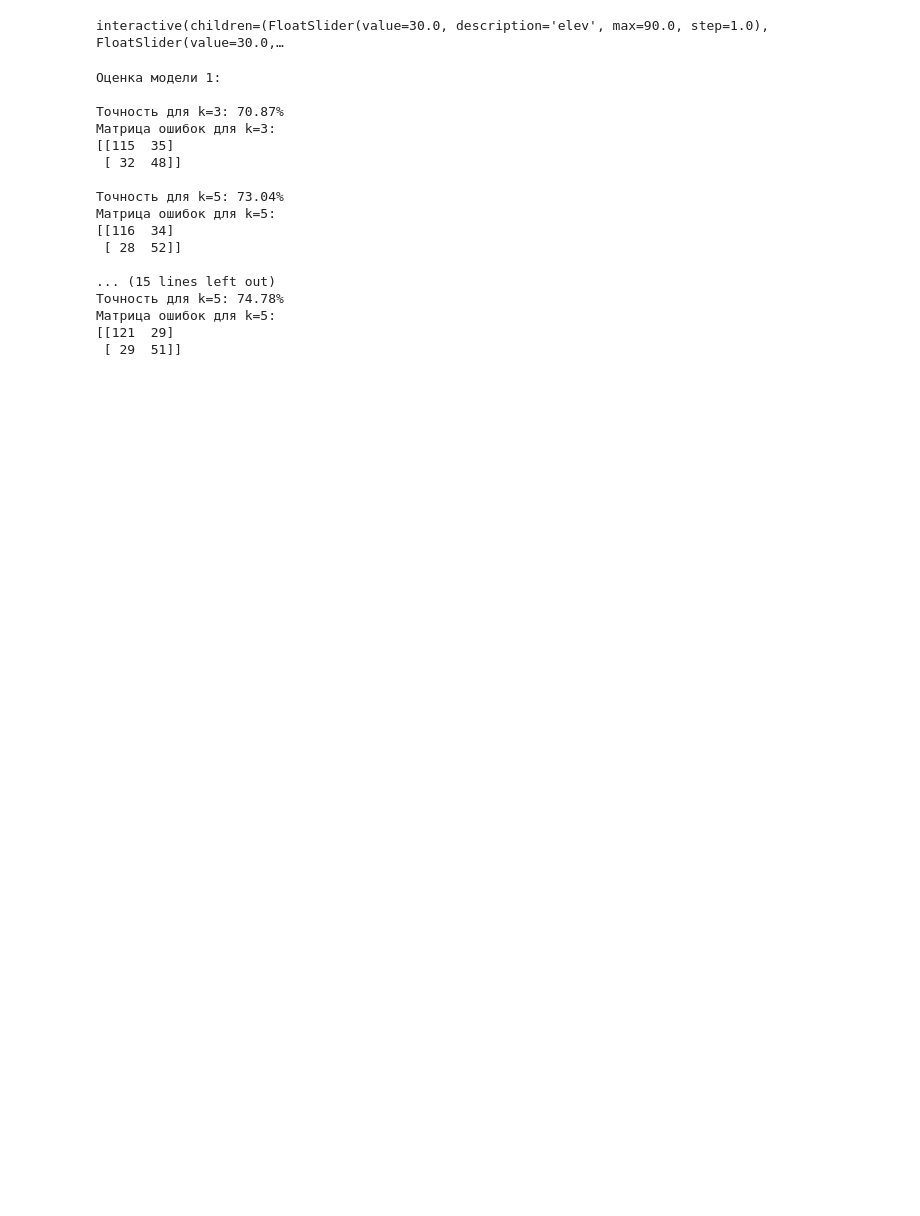
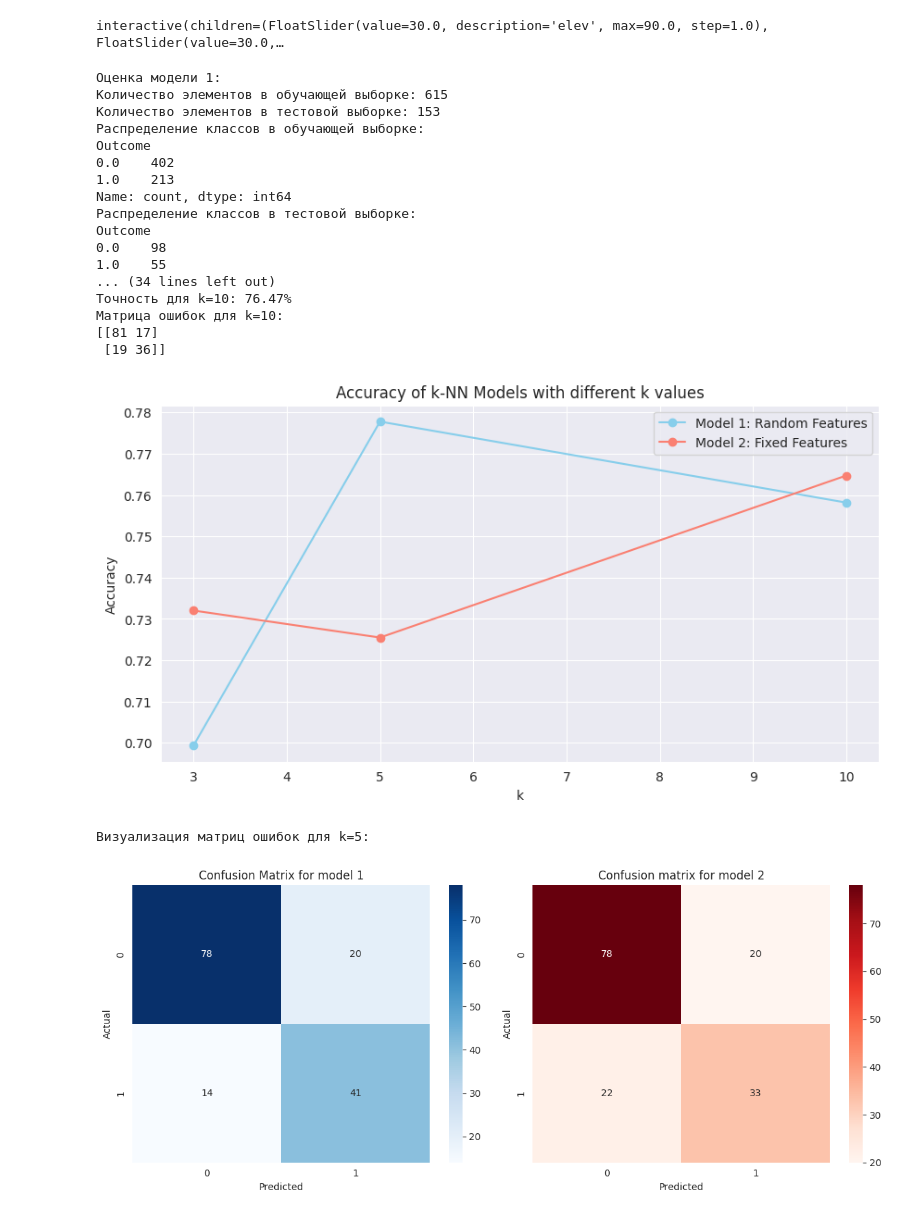
Before and after one commit to Hokure04/AISystems, a Jupyter notebook: AISystemsLab4/AISystemsLab4.ipynb, the cells around one changed output. Cells and saved outputs as stored; diff of their text form; code cells hidden in the pictures; blank space fills up the shorter version.

```diff
--- a/AISystemsLab4/AISystemsLab4.ipynb
+++ b/AISystemsLab4/AISystemsLab4.ipynb
@@ -165,12 +167,16 @@ def KNearestNeighbors(train_data, train_labels, test_data, k=3):
 # %%
-def train_test_split_manual(data, labels, test_size=0.3):
+def train_test_split(features, labels, size=0.2):
     np.random.seed(42)
-    indices = np.random.permutation(len(data))
-    test_size = int(len(data)* test_size)
+    indices = np.random.permutation(len(features)) #перемешиваем данные
+    test_size = int(len(features) * size)
     test_indices = indices[:test_size]
     train_indices = indices[test_size:]
-    train_data = data.iloc[train_indices]
-    train_labels = labels.iloc[train_indices]
-    test_data = data.iloc[test_indices]
-    test_labels = labels.iloc[test_indices]
-    return train_data, train_labels, test_data, test_labels
+    X_train, X_test = features.iloc[train_indices], features.iloc[test_indices]
+    Y_train, Y_test = labels.iloc[train_indices], labels.iloc[test_indices]
+    print(f"Количество элементов в обучающей выборке: {len(X_train)}")
+    print(f"Количество элементов в тестовой выборке: {len(X_test)}")
+    print("Распределение классов в обучающей выборке:")
+    print(Y_train.value_counts())
+    print("Распределение классов в тестовой выборке:")
+    print(Y_test.value_counts())
+    return X_train, X_test, Y_train, Y_test
@@ -189,78 +205,78 @@ def calculate_confusion_matrix(actual, predicted):
 
 def evaluate_model(features, labels, k_values):
     results = {}
-    train_features, train_labels, test_features, test_labels = train_test_split_manual(features, labels, test_size=0.3)
+    X_train, X_test, Y_train, Y_test = train_test_split(features, labels, size=0.2)
 
     for k in k_values:
-        predictions = knn_predict(test_features, train_features, train_labels, k)
-        accuracy = (predictions == test_labels).mean()
-        cm = calculate_confusion_matrix(test_labels, predictions)
+        predictions = knn_predict(X_test, X_train,Y_train, k)
+        accuracy = (predictions == Y_test).mean()
+        cm = calculate_confusion_matrix(Y_test, predictions)
 
         results[k] = {
             'accuracy': accuracy,
             'confusion_matrix': cm
         }
-        print(f"\nТочность для k={k}: {accuracy:.2%}")
+        print(f"Точность для k={k}: {accuracy:.2%}")
         print(f"Матрица ошибок для k={k}:\n{cm}")
     return results
 # %%
-labels = df['Outcome']
-np.random.seed(42)
-random_features = df_normalised.sample(n=4, axis=1)
-
-fixed_features = df_normalised[['Glucose','BMI', 'Age', 'BloodPressure']]
 k_values = [3, 5, 10]
 
 print("Оценка модели 1:")
-results_model_1 = evaluate_model(random_features, labels, k_values)
+sampled_features = df_normalised.sample(n=4, axis=1)
+results_model_1 = evaluate_model(sampled_features, df_normalised['Outcome'], k_values)
 
 print("Оценка модели 2:")
-results_model_2 = evaluate_model(fixed_features, labels, k_values)
+selected_features = df_normalised[['Glucose','BMI', 'Age', 'BloodPressure']]
+results_model_2 = evaluate_model(selected_features, df_normalised['Outcome'], k_values)
 
 plt.figure(figsize=(10, 5))
 accuracies_model_1 = [results_model_1[k]['accuracy'] for k in k_values]
 accuracies_model_2 = [results_model_2[k]['accuracy'] for k in k_values]
 
 plt.plot(k_values, accuracies_model_1, marker='o', label="Model 1: Random Features", color='skyblue')
 plt.plot(k_values, accuracies_model_2, marker='o', label="Model 2: Fixed Features", color = 'salmon')
 plt.xlabel("k")
 plt.ylabel("Accuracy")
 plt.title("Accuracy of k-NN Models with different k values")
 plt.legend()
 plt.grid(True)
 plt.show()
 
 print("Визуализация матриц ошибок для k=5:")
 plt.figure(figsize=(12,5))
 
 plt.subplot(1,2,1)
 sns.heatmap(results_model_1[5]['confusion_matrix'], annot=True, fmt="d", cmap="Blues")
 plt.title("Confusion Matrix for model 1")
 plt.xlabel("Predicted")
 plt.ylabel("Actual")
 
 plt.subplot(1,2,2)
 sns.heatmap(results_model_2[5]['confusion_matrix'], annot=True, fmt="d", cmap="Reds")
 plt.title("Confusion matrix for model 2")
 plt.xlabel("Predicted")
 plt.ylabel("Actual")
 plt.tight_layout()
 plt.show()
 # %% [output]
 Оценка модели 1:
-
-Точность для k=3: 70.87%
-Матрица ошибок для k=3:
-[[115  35]
- [ 32  48]]
-
-Точность для k=5: 73.04%
-Матрица ошибок для k=5:
-[[116  34]
- [ 28  52]]
-
-... (15 lines left out)
-Точность для k=5: 74.78%
-Матрица ошибок для k=5:
-[[121  29]
- [ 29  51]]
+Количество элементов в обучающей выборке: 615
+Количество элементов в тестовой выборке: 153
+Распределение классов в обучающей выборке:
+Outcome
+0.0    402
+1.0    213
+Name: count, dtype: int64
+Распределение классов в тестовой выборке:
+Outcome
+0.0    98
+1.0    55
+... (34 lines left out)
+Точность для k=10: 76.47%
+Матрица ошибок для k=10:
+[[81 17]
+ [19 36]]
+[figure, added]
+Визуализация матриц ошибок для k=5:
+[figure, added]
```
Also changed, not shown: parts of 9 cells of this notebook.
